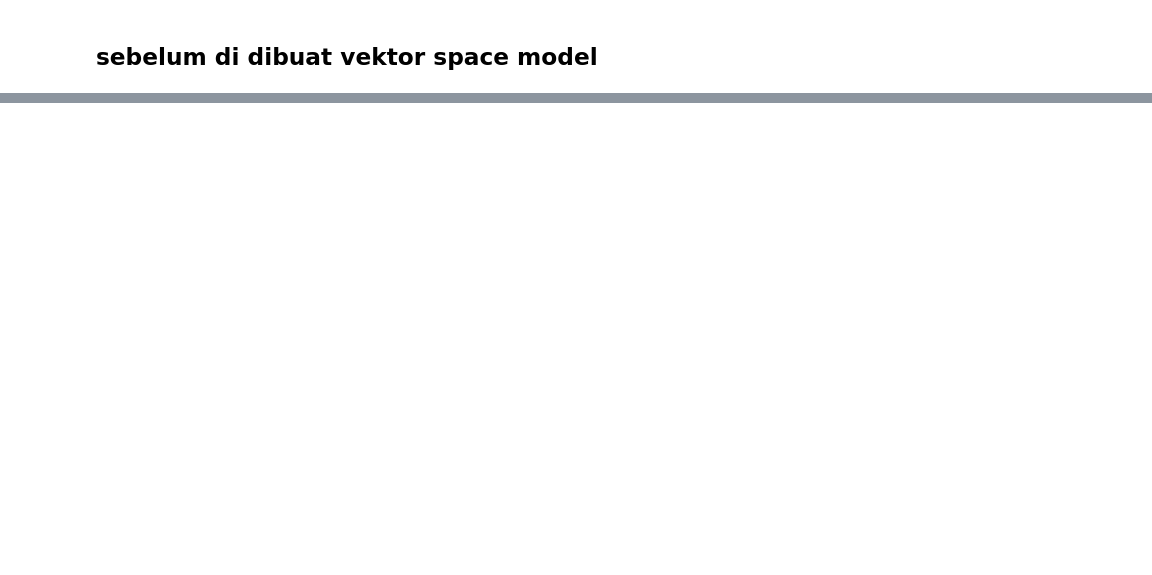
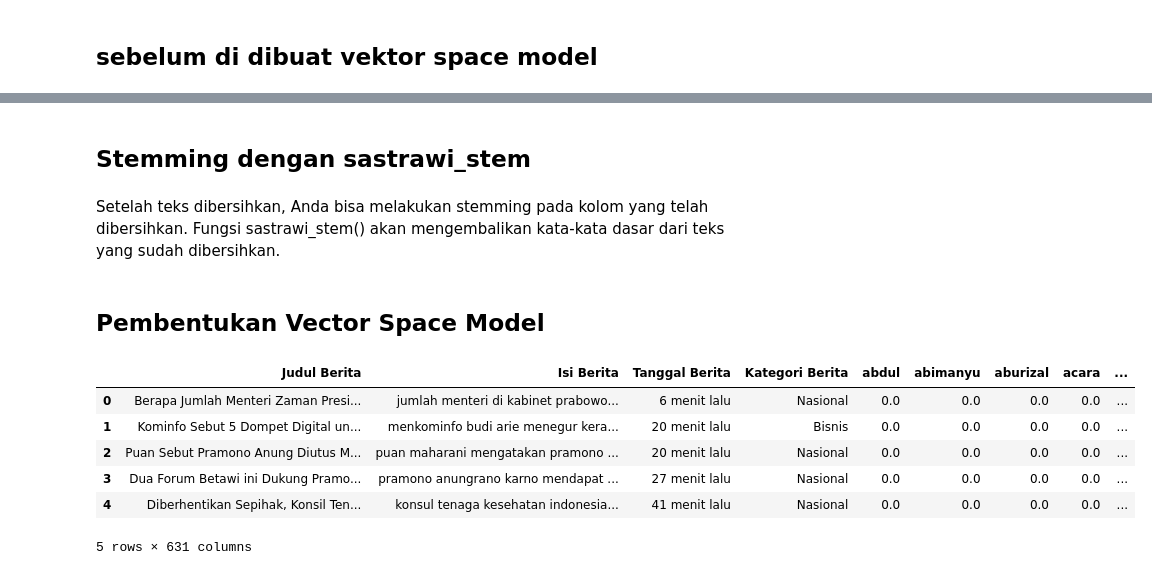
Before and after one commit to yudha22052/ppw, a Jupyter notebook: _sources/VectorSpaceModel.ipynb, the cells around one changed output, grey strips where cells are left out. Saved outputs shown, nothing was run; the diff lists cells and outputs as text; code cells hidden in the pictures; blank space fills up the shorter version.

```diff
--- a/_sources/VectorSpaceModel.ipynb
+++ b/_sources/VectorSpaceModel.ipynb
@@ -399,0 +113,27 @@ Output hidden; open in https://colab.research.google.com to view.
+# %%
+import re
+import string
+from sklearn.feature_extraction.text import TfidfVectorizer
+from sklearn.base import BaseEstimator, TransformerMixin
+import pandas as pd
+import pickle
+
+# Fungsi untuk membersihkan teks
+def clean_text(text):
+    text = re.sub(r'((www\.[^\s]+)|(https?://[^\s]+))', ' ', text)  # Menghapus https* and www*
+    text = re.sub(r'@[^\s]+', ' ', text)  # Menghapus username
+    text = re.sub(r'[\s]+', ' ', text)  # Menghapus tambahan spasi
+    text = re.sub(r'#([^\s]+)', ' ', text)  # Menghapus hashtags
+    text = re.sub(r'rt', ' ', text)  # Menghapus retweet
+    text = text.translate(str.maketrans("", "", string.punctuation))  # Menghapus tanda baca
+    text = re.sub(r'\d', ' ', text)  # Menghapus angka
+    text = text.lower()
+    text = text.encode('ascii', 'ignore').decode('utf-8')  # Menghapus ASCII dan unicode
+    text = re.sub(r'[^\x00-\x7f]', r'', text)
+    text = text.replace('\n', '')  # Menghapus baris baru
+    text = text.strip()
+    return text
+# %% [markdown]
+## Stemming dengan sastrawi_stem
+# %% [markdown]
+Setelah teks dibersihkan, Anda bisa melakukan stemming pada kolom yang telah dibersihkan. Fungsi sastrawi_stem() akan mengembalikan kata-kata dasar dari teks yang sudah dibersihkan.
@@ -399,0 +151,28 @@ Output hidden; open in https://colab.research.google.com to view.
+# %% [markdown]
+## Pembentukan Vector Space Model
+# %%
+# Membersihkan kolom 'Isi Berita' menggunakan clean_text
+df_final['Isi Berita'] = df_final['Isi Berita'].apply(lambda x: clean_text(x) if pd.notnull(x) else '')
+
+# Membuat objek TfidfVectorizer
+vectorizer = TfidfVectorizer()
+
+# Mengubah 'Isi Berita' menjadi representasi vektor TF-IDF
+X = vectorizer.fit_transform(df_final['Isi Berita'].fillna(''))
+
+# Menampilkan hasil VSM dalam bentuk DataFrame
+vsm_df = pd.DataFrame(X.toarray(), columns=vectorizer.get_feature_names_out())
+
+# Menggabungkan hasil VSM dengan DataFrame asli
+df_with_vsm = pd.concat([df_final.reset_index(drop=True), vsm_df], axis=1)
+
+# Menampilkan beberapa baris pertama dari hasil VSM
+df_with_vsm.head()
+# %% [output]
+|  | Judul Berita | Isi Berita | Tanggal Berita | Kategori Berita | abdul | abimanyu | aburizal | acara | ... |
+| 0 | Berapa Jumlah Menteri Zaman Presi... | jumlah menteri di kabinet prabowo... | 6 menit lalu | Nasional | 0.0 | 0.0 | 0.0 | 0.0 | ... |
+| 1 | Kominfo Sebut 5 Dompet Digital un... | menkominfo budi arie menegur kera... | 20 menit lalu | Bisnis | 0.0 | 0.0 | 0.0 | 0.0 | ... |
+| 2 | Puan Sebut Pramono Anung Diutus M... | puan maharani mengatakan pramono ... | 20 menit lalu | Nasional | 0.0 | 0.0 | 0.0 | 0.0 | ... |
+| 3 | Dua Forum Betawi ini Dukung Pramo... | pramono anungrano karno mendapat ... | 27 menit lalu | Nasional | 0.0 | 0.0 | 0.0 | 0.0 | ... |
+| 4 | Diberhentikan Sepihak, Konsil Ten... | konsul tenaga kesehatan indonesia... | 41 menit lalu | Nasional | 0.0 | 0.0 | 0.0 | 0.0 | ... |
+5 rows × 631 columns
```
Also changed, not shown: parts of 28 cells of this notebook, 23 other files.
